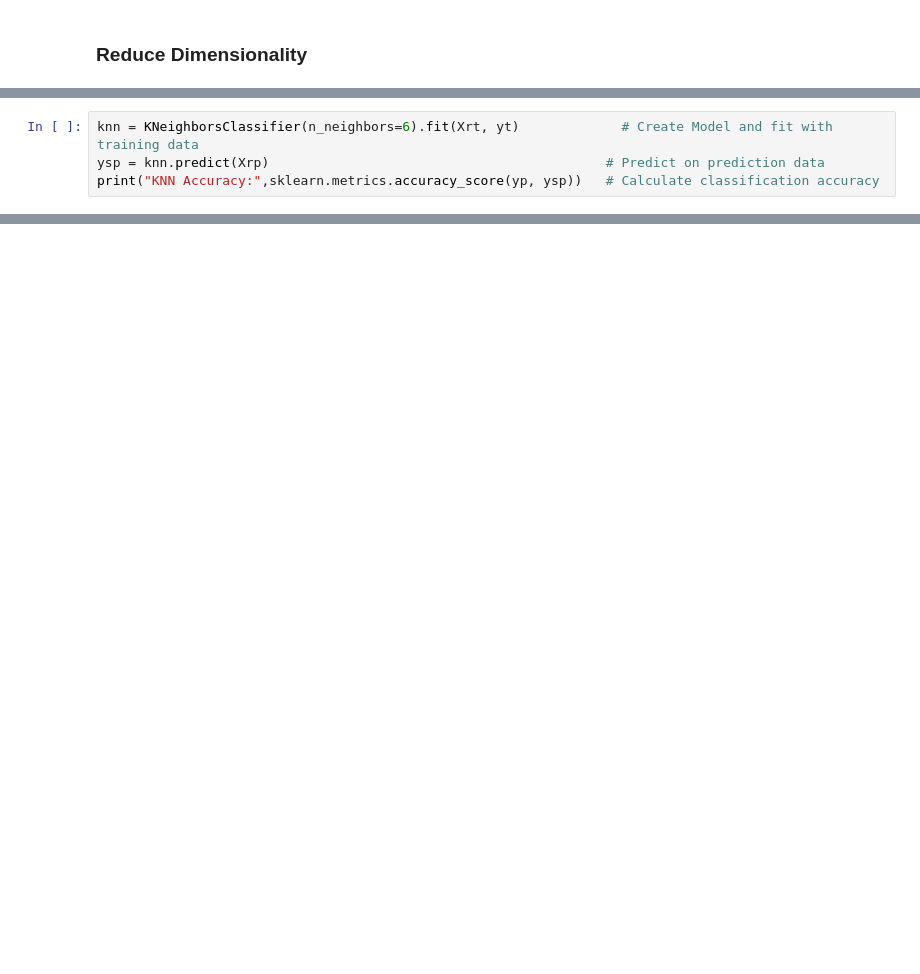
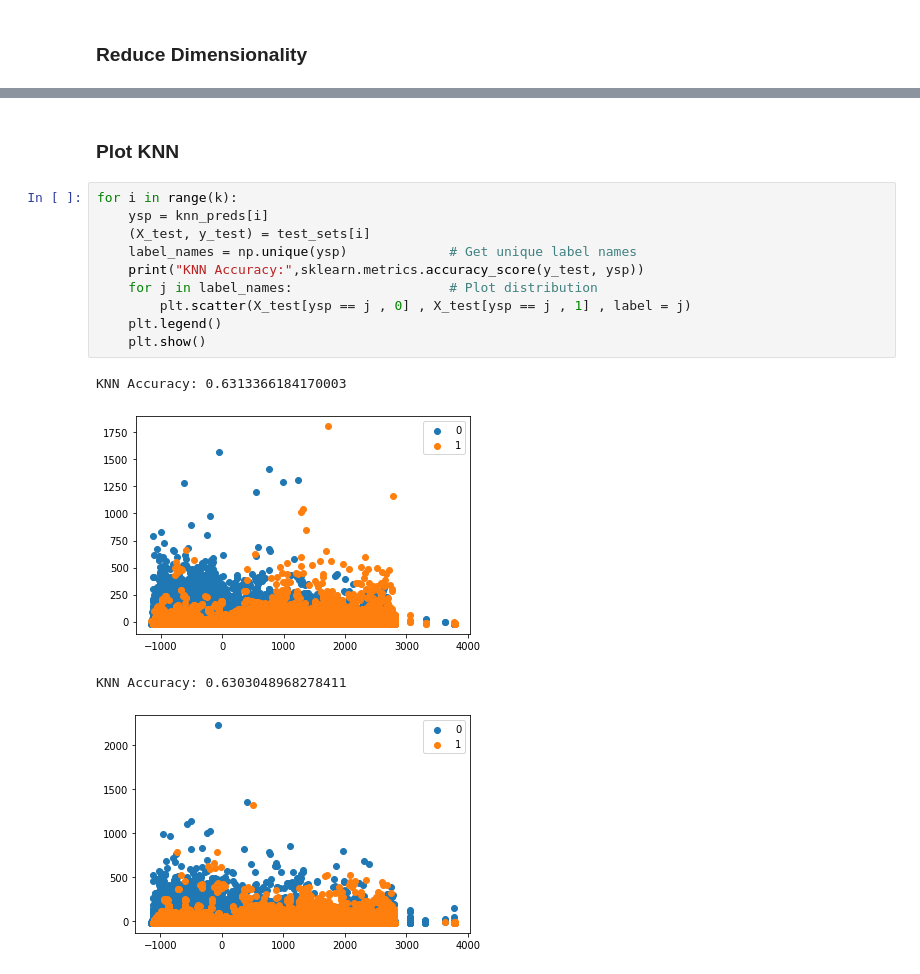
Before and after one commit to furkancetinkaya/cen426-intro2ml-assns, a Jupyter notebook: assn01/hw01.ipynb, the cells around one changed output, grey strips where cells are left out. Drawn from its saved outputs; the diff is of its cells as text; blank space fills up the shorter version.

```diff
--- a/assn01/hw01.ipynb
+++ b/assn01/hw01.ipynb
@@ -83,4 +64,0 @@ plt.show()
-# %%
-knn = KNeighborsClassifier(n_neighbors=6).fit(Xrt, yt)             # Create Model and fit with training data
-ysp = knn.predict(Xrp)                                           # Predict on prediction data
-print("KNN Accuracy:",sklearn.metrics.accuracy_score(yp, ysp))   # Calculate classification accuracy
@@ -96,0 +101,17 @@ plt.show()
+# %% [markdown]
+### Plot KNN
+# %%
+for i in range(k):
+    ysp = knn_preds[i]
+    (X_test, y_test) = test_sets[i]
+    label_names = np.unique(ysp)             # Get unique label names
+    print("KNN Accuracy:",sklearn.metrics.accuracy_score(y_test, ysp))
+    for j in label_names:                    # Plot distribution
+        plt.scatter(X_test[ysp == j , 0] , X_test[ysp == j , 1] , label = j)
+    plt.legend()
+    plt.show()
+# %% [output]
+KNN Accuracy: 0.6313366184170003
+[figure, added]
+KNN Accuracy: 0.6303048968278411
+[figure, added]
```
Also changed, not shown: parts of 13 cells of this notebook.
